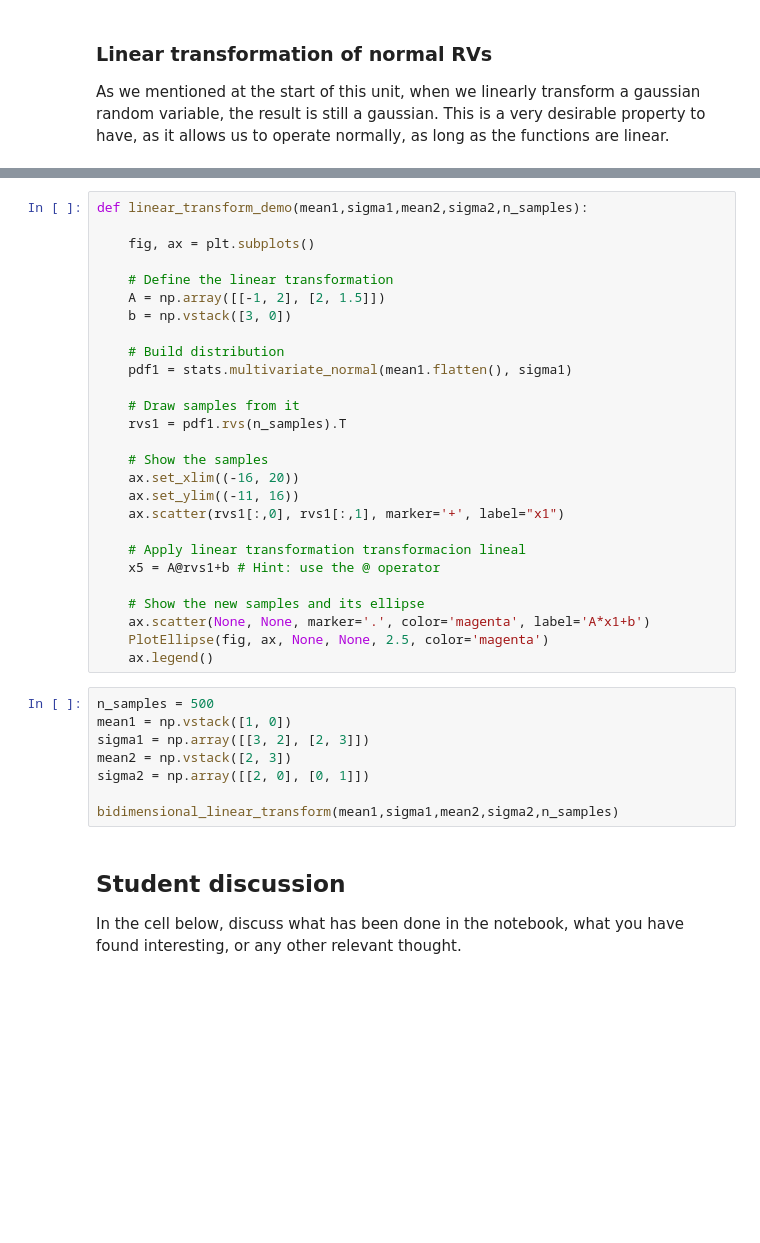
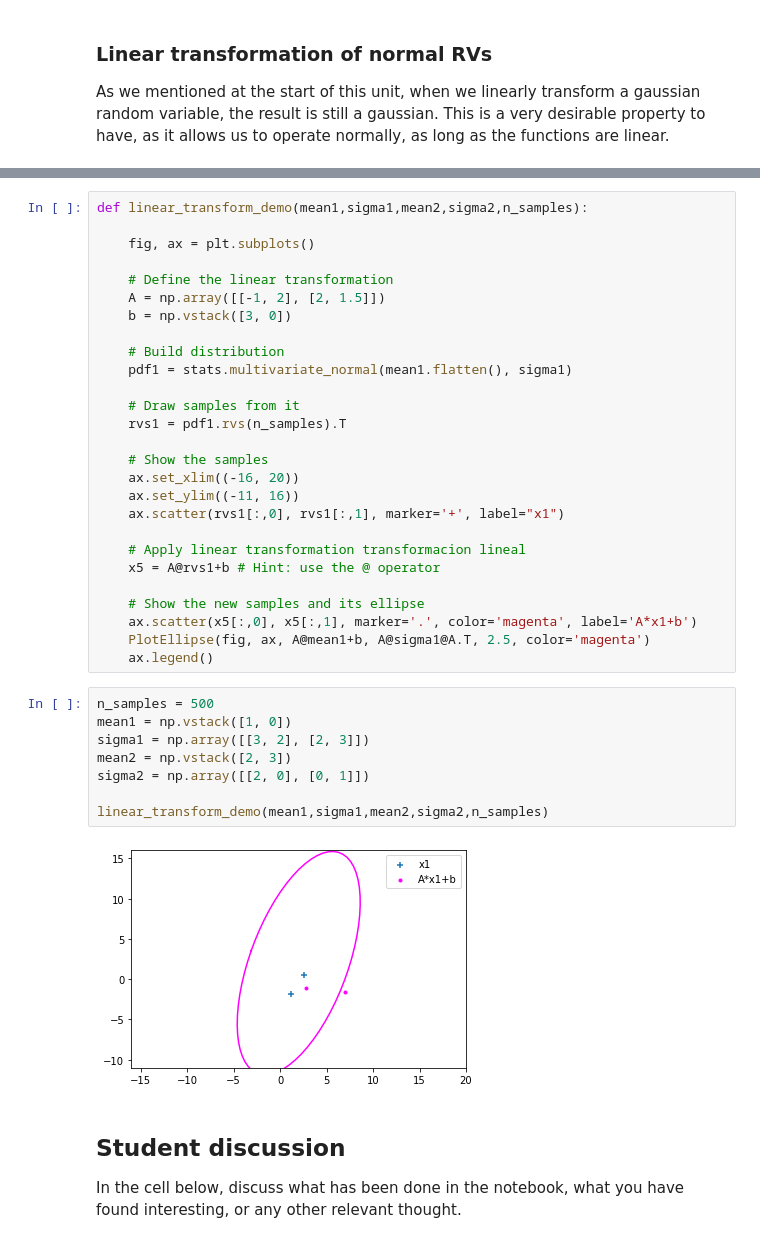
Before and after one commit to antoniochavesgarcia/Robotica2021, a Jupyter notebook: Chapter 02. Probability and statistic bases/2.1 Probability and Statistics Bases for Robotics.ipynb, the cells around one changed output, grey strips where cells are left out. Saved outputs shown, nothing was run; the diff lists cells and outputs as text; blank space fills up the shorter version.

```diff
--- a/Chapter 02. Probability and statistic bases/2.1 Probability and Statistics Bases for Robotics.ipynb
+++ b/Chapter 02. Probability and statistic bases/2.1 Probability and Statistics Bases for Robotics.ipynb
@@ -544,17 +541,19 @@ def linear_transform_demo(mean1,sigma1,mean2,sigma2,n_samples):
     x5 = A@rvs1+b # Hint: use the @ operator
 
     # Show the new samples and its ellipse
-    ax.scatter(None, None, marker='.', color='magenta', label='A*x1+b')
-    PlotEllipse(fig, ax, None, None, 2.5, color='magenta')
+    ax.scatter(x5[:,0], x5[:,1], marker='.', color='magenta', label='A*x1+b')
+    PlotEllipse(fig, ax, A@mean1+b, A@sigma1@A.T, 2.5, color='magenta')
     ax.legend()
 # %%
 n_samples = 500
 mean1 = np.vstack([1, 0])
 sigma1 = np.array([[3, 2], [2, 3]])
 mean2 = np.vstack([2, 3])
 sigma2 = np.array([[2, 0], [0, 1]])
 
-bidimensional_linear_transform(mean1,sigma1,mean2,sigma2,n_samples)
+linear_transform_demo(mean1,sigma1,mean2,sigma2,n_samples)
+# %% [output]
+[figure, added]
 # %% [markdown]
 ## Student discussion
 In the cell below, discuss what has been done in the notebook, what you have found interesting, or any other relevant thought.
```
Also changed, not shown: parts of 2 cells of this notebook.
